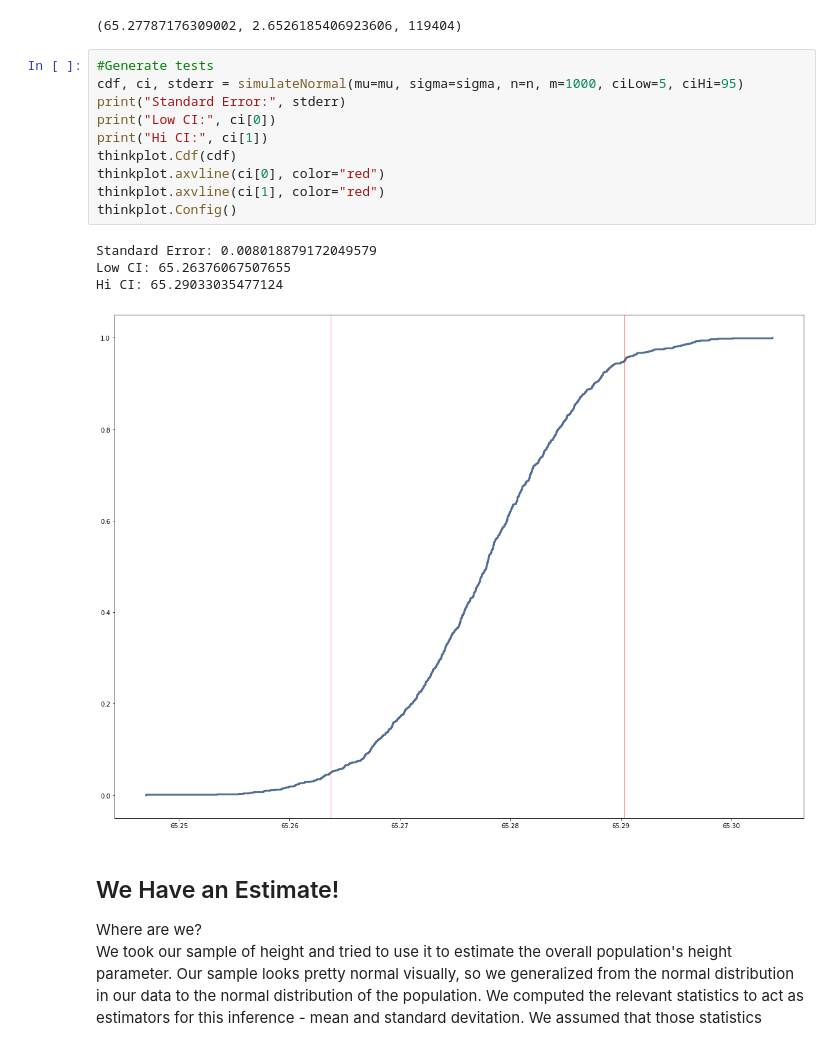
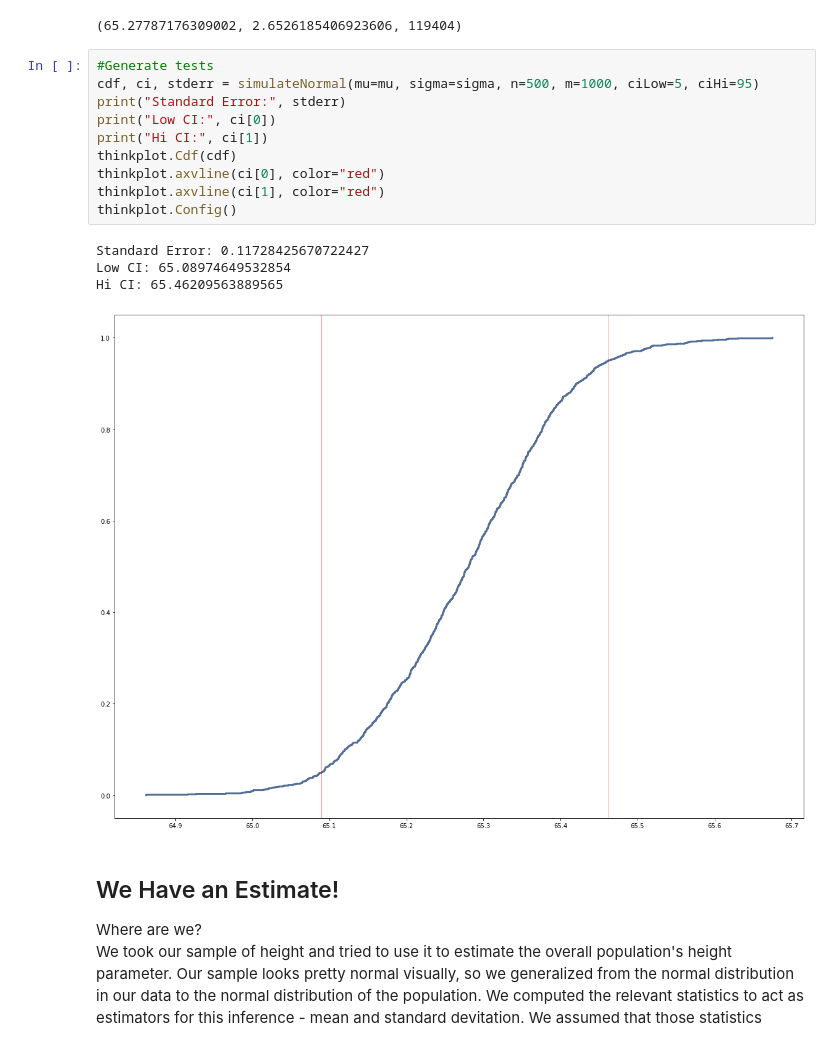
Before and after one commit to allyryry/BasicClassExamples, a Jupyter notebook: 013_Samples_and_Randomness.ipynb, the cells around one changed output. Cells and saved outputs as stored; diff of their text form.

```diff
--- a/013_Samples_and_Randomness.ipynb
+++ b/013_Samples_and_Randomness.ipynb
@@ -197,19 +197,19 @@ mu, sigma, n
 (65.27787176309002, 2.6526185406923606, 119404)
 # %%
 #Generate tests
-cdf, ci, stderr = simulateNormal(mu=mu, sigma=sigma, n=n, m=1000, ciLow=5, ciHi=95)
+cdf, ci, stderr = simulateNormal(mu=mu, sigma=sigma, n=500, m=1000, ciLow=5, ciHi=95)
 print("Standard Error:", stderr)
 print("Low CI:", ci[0])
 print("Hi CI:", ci[1])
 thinkplot.Cdf(cdf)
 thinkplot.axvline(ci[0], color="red")
 thinkplot.axvline(ci[1], color="red")
 thinkplot.Config()
 # %% [output]
-Standard Error: 0.008018879172049579
-Low CI: 65.26376067507655
-Hi CI: 65.29033035477124
+Standard Error: 0.11728425670722427
+Low CI: 65.08974649532854
+Hi CI: 65.46209563889565
-[figure, old version]
+[figure, new version]
 # %% [markdown]
 <h2>We Have an Estimate!</h2>
 Where are we?
```
Also changed, not shown: parts of 13 cells of this notebook.
